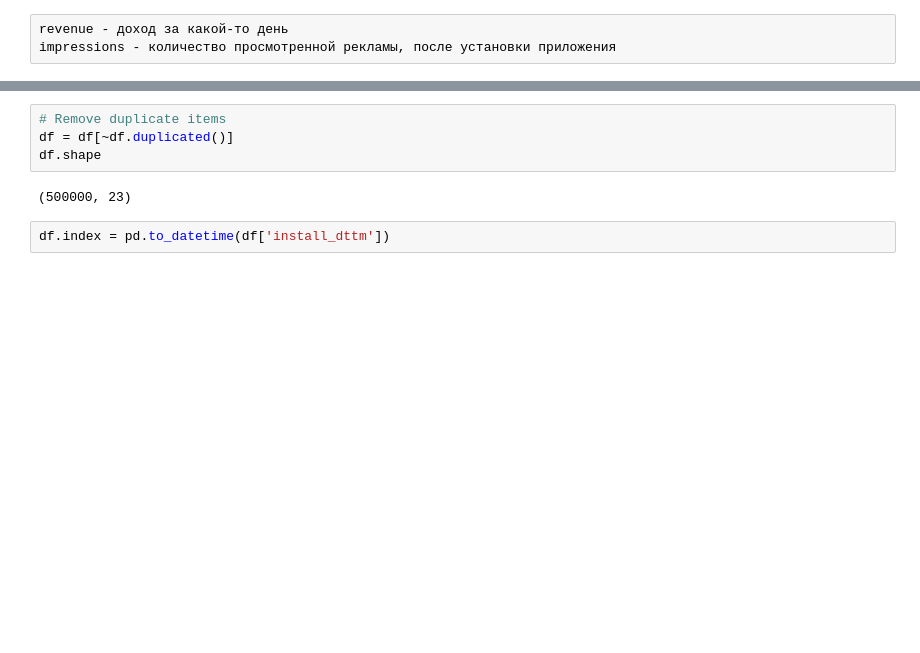
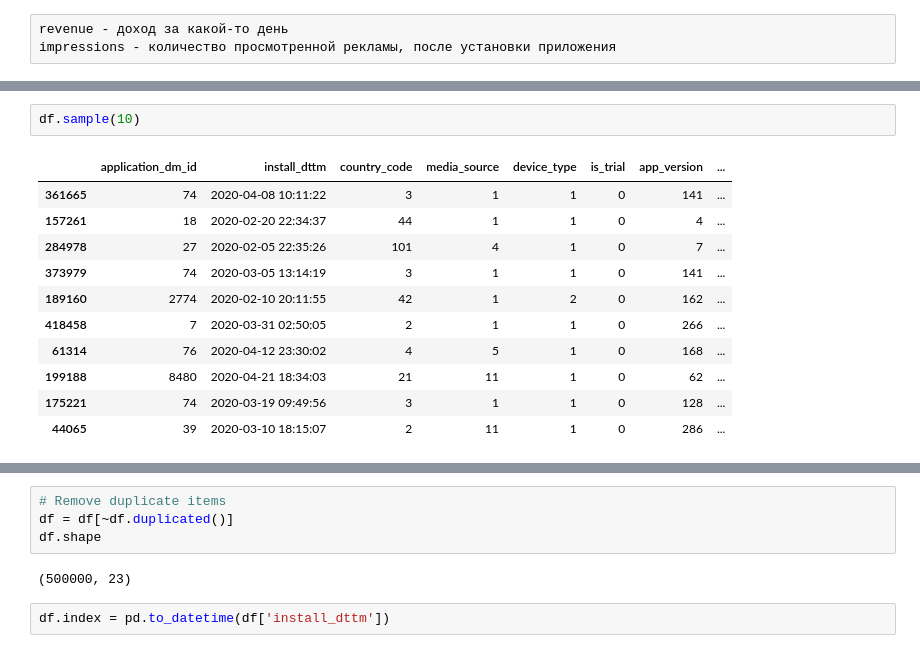
Before and after one commit to slgero/testovoe, a Jupyter notebook: Untitled.ipynb, the cells around one changed output, grey strips where cells are left out. Saved outputs shown, nothing was run; the diff lists cells and outputs as text; blank space fills up the shorter version.

```diff
--- a/Untitled.ipynb
+++ b/Untitled.ipynb
@@ -55,0 +82,14 @@ df
+# %%
+df.sample(10)
+# %% [output]
+|  | application_dm_id | install_dttm | country_code | media_source | device_type | is_trial | app_version | ... |
+| 361665 | 74 | 2020-04-08 10:11:22 | 3 | 1 | 1 | 0 | 141 | ... |
+| 157261 | 18 | 2020-02-20 22:34:37 | 44 | 1 | 1 | 0 | 4 | ... |
+| 284978 | 27 | 2020-02-05 22:35:26 | 101 | 4 | 1 | 0 | 7 | ... |
+| 373979 | 74 | 2020-03-05 13:14:19 | 3 | 1 | 1 | 0 | 141 | ... |
+| 189160 | 2774 | 2020-02-10 20:11:55 | 42 | 1 | 2 | 0 | 162 | ... |
+| 418458 | 7 | 2020-03-31 02:50:05 | 2 | 1 | 1 | 0 | 266 | ... |
+| 61314 | 76 | 2020-04-12 23:30:02 | 4 | 5 | 1 | 0 | 168 | ... |
+| 199188 | 8480 | 2020-04-21 18:34:03 | 21 | 11 | 1 | 0 | 62 | ... |
+| 175221 | 74 | 2020-03-19 09:49:56 | 3 | 1 | 1 | 0 | 128 | ... |
+| 44065 | 39 | 2020-03-10 18:15:07 | 2 | 11 | 1 | 0 | 286 | ... |
```
Also changed, not shown: parts of 11 cells of this notebook.
